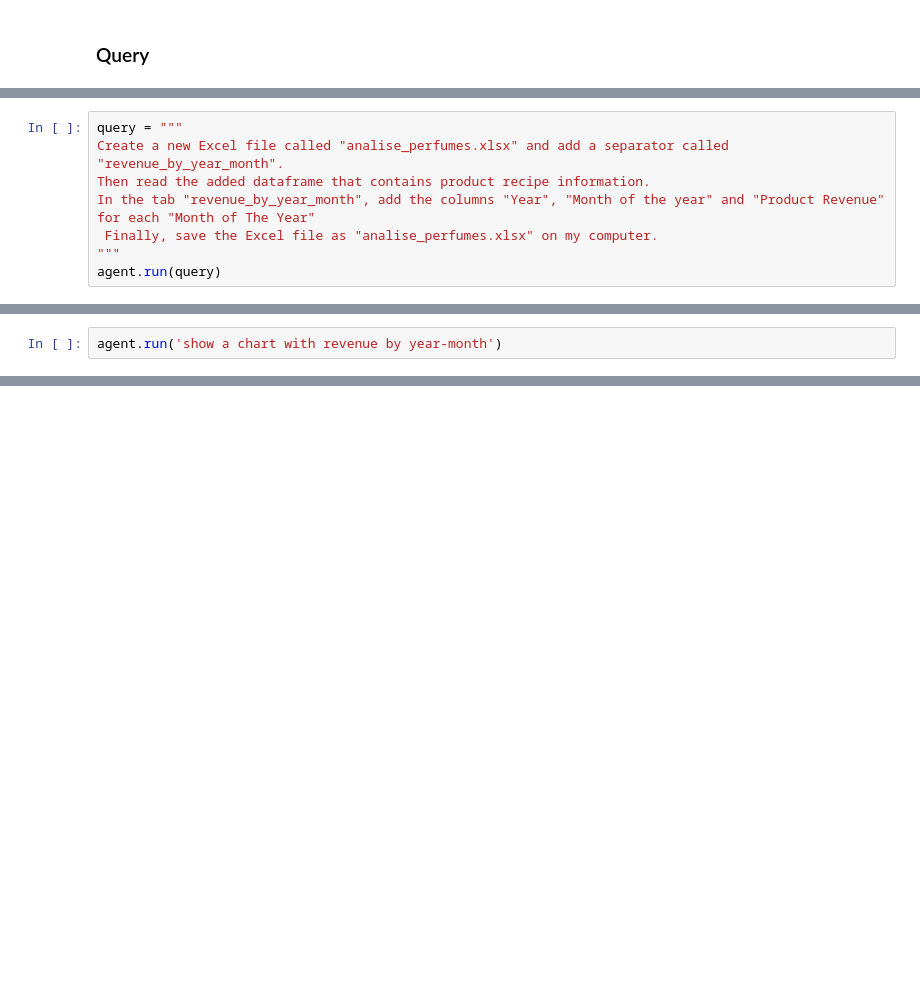
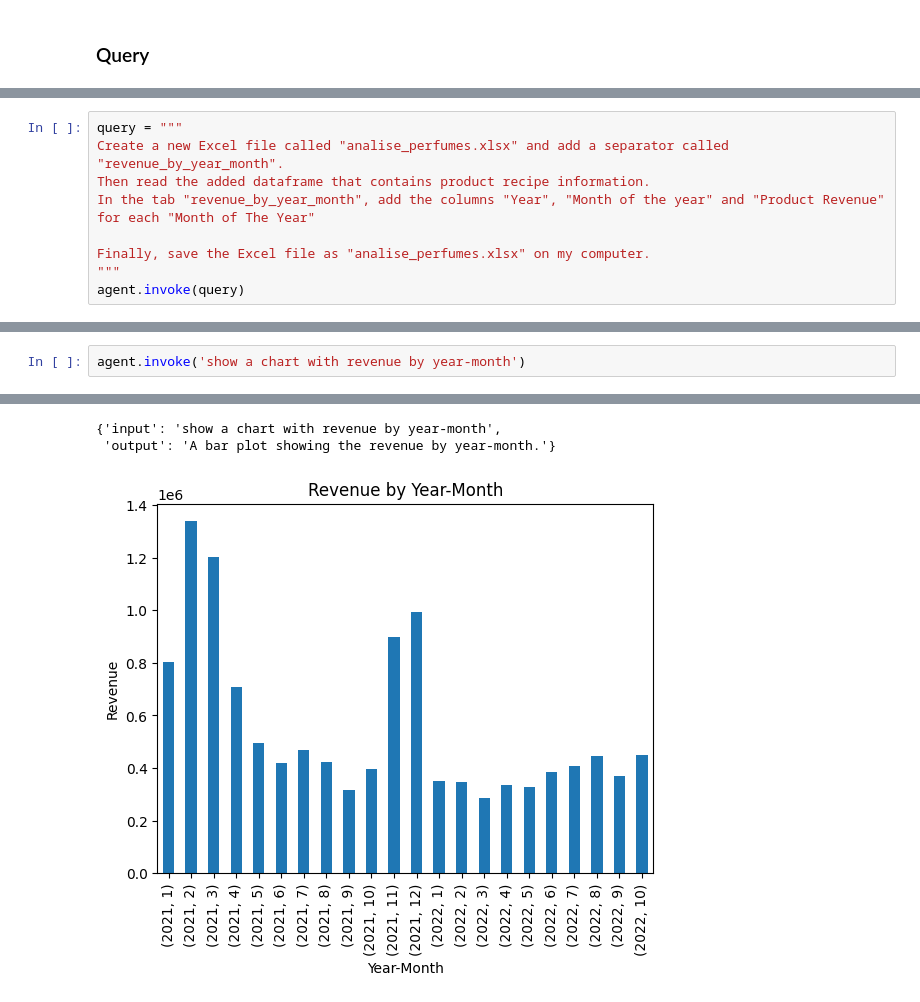
Before and after one commit to melogabriel/langchain-chatgpt, a Jupyter notebook: LangChain_ChatGPT.ipynb, the cells around one changed output, grey strips where cells are left out. Saved outputs shown, nothing was run; the diff lists cells and outputs as text; blank space fills up the shorter version.

```diff
--- a/LangChain_ChatGPT.ipynb
+++ b/LangChain_ChatGPT.ipynb
@@ -35,6 +125,7 @@ query = """
 Create a new Excel file called "analise_perfumes.xlsx" and add a separator called "revenue_by_year_month".
 Then read the added dataframe that contains product recipe information.
 In the tab "revenue_by_year_month", add the columns "Year", "Month of the year" and "Product Revenue" for each "Month of The Year"
- Finally, save the Excel file as "analise_perfumes.xlsx" on my computer.
+
+Finally, save the Excel file as "analise_perfumes.xlsx" on my computer.
 """
-agent.run(query)
+agent.invoke(query)
@@ -41,2 +154,3 @@ agent.run(query)
 # %%
-agent.run('show a chart with revenue by year-month')
+agent.invoke('show a chart with revenue by year-month')
+# %% [output]
@@ -42,0 +174,3 @@ agent.run('show a chart with revenue by year-month')
+{'input': 'show a chart with revenue by year-month',
+ 'output': 'A bar plot showing the revenue by year-month.'}
+[figure, added]
```
Also changed, not shown: parts of 17 cells of this notebook, 1 other file.
